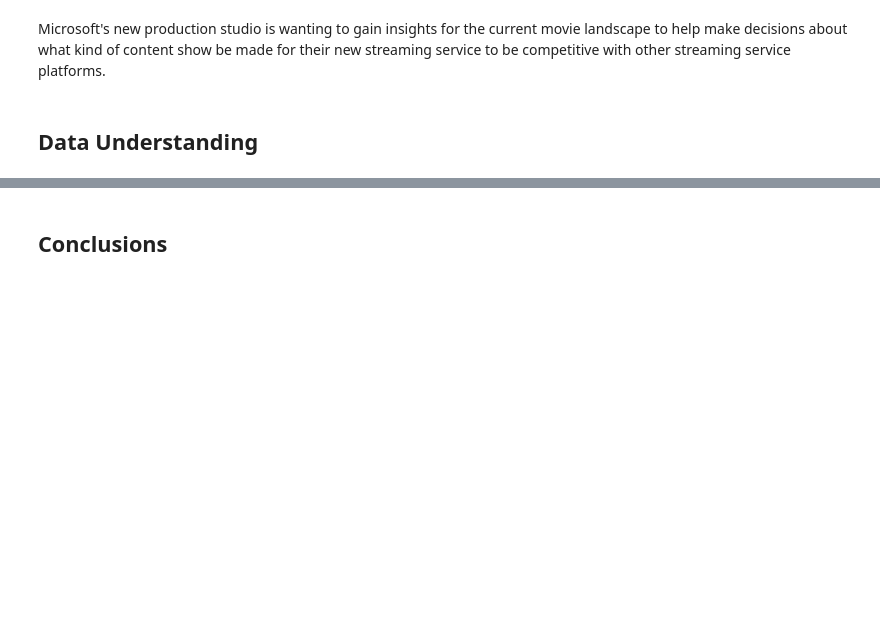
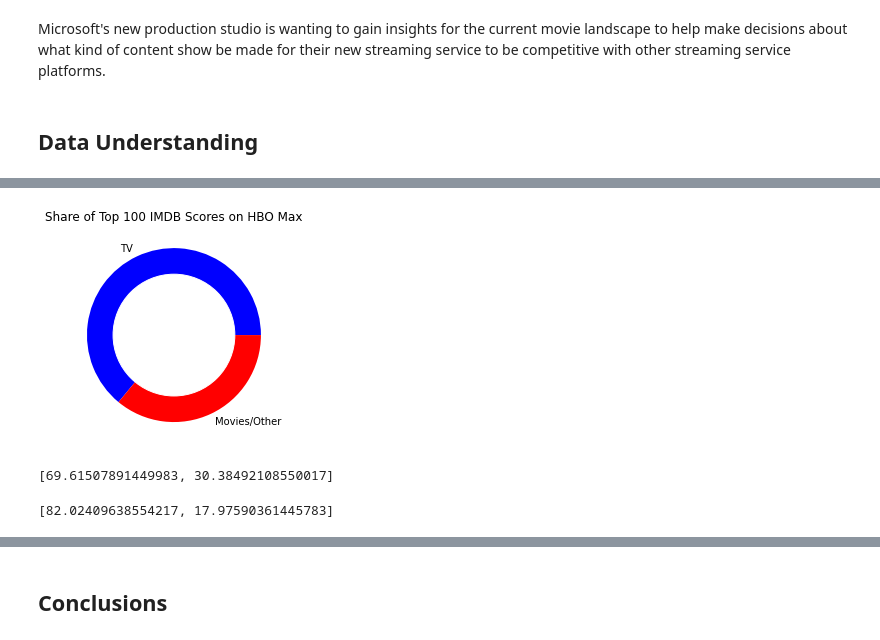
Before and after one commit to kyongminso/phase_1_project, a Jupyter notebook: Microsoft Studio Analysis.ipynb, the cells around one changed output, grey strips where cells are left out. Saved outputs shown, nothing was run; the diff lists cells and outputs as text; code cells hidden in the pictures; blank space fills up the shorter version.

```diff
--- a/Microsoft Studio Analysis.ipynb
+++ b/Microsoft Studio Analysis.ipynb
@@ -12,0 +303,2 @@ Microsoft's new production studio is wanting to gain insights for the current mo
+# %%
+Top_100_HBO = HBO_max_content.sort_values(by= ['imdb_score'],ascending=False).head(100)
@@ -12,0 +363,29 @@ Microsoft's new production studio is wanting to gain insights for the current mo
+# %%
+# library
+import matplotlib.pyplot as plt
+
+# create data
+top_100_counts = Top_100_HBO['type'].value_counts().tolist()
+names = ['TV','Movies/Other']
+color=['b','r']
+# Create a pieplot
+plt.pie(top_100_counts,labels=names,colors=color)
+plt.title("Share of Top 100 IMDB Scores on HBO Max")
+# add a circle at the center to transform it in a donut chart
+my_circle=plt.Circle( (0,0), 0.7, color='white')
+p=plt.gcf()
+p.gca().add_artist(my_circle)
+plt.savefig('./Images/Marshall_pie_chart.png', bbox_inches='tight')
+plt.show()
+# %% [output]
+[figure, added]
+# %%
+Netflix_counts = [Netflix_counts[0]*100,Netflix_counts[1]*100]
+Netflix_counts
+# %% [output]
+[69.61507891449983, 30.38492108550017]
+# %%
+HBO_counts = [HBO_counts[0]*100,HBO_counts[1]*100]
+HBO_counts
+# %% [output]
+[82.02409638554217, 17.97590361445783]
```
Also changed, not shown: parts of 121 cells of this notebook.
